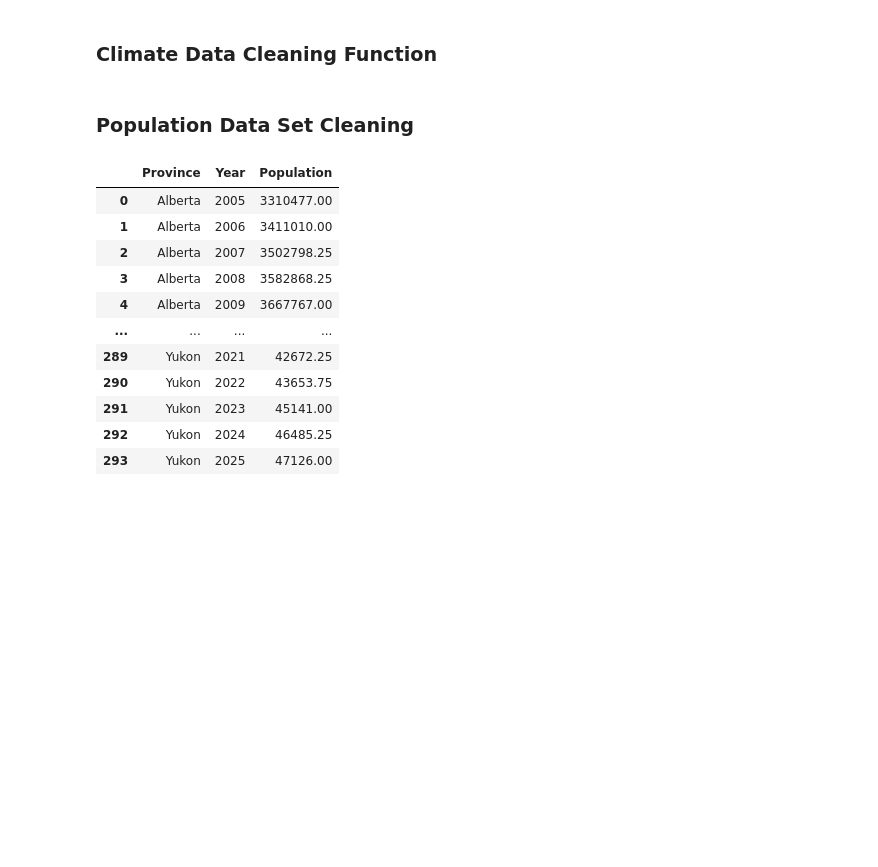
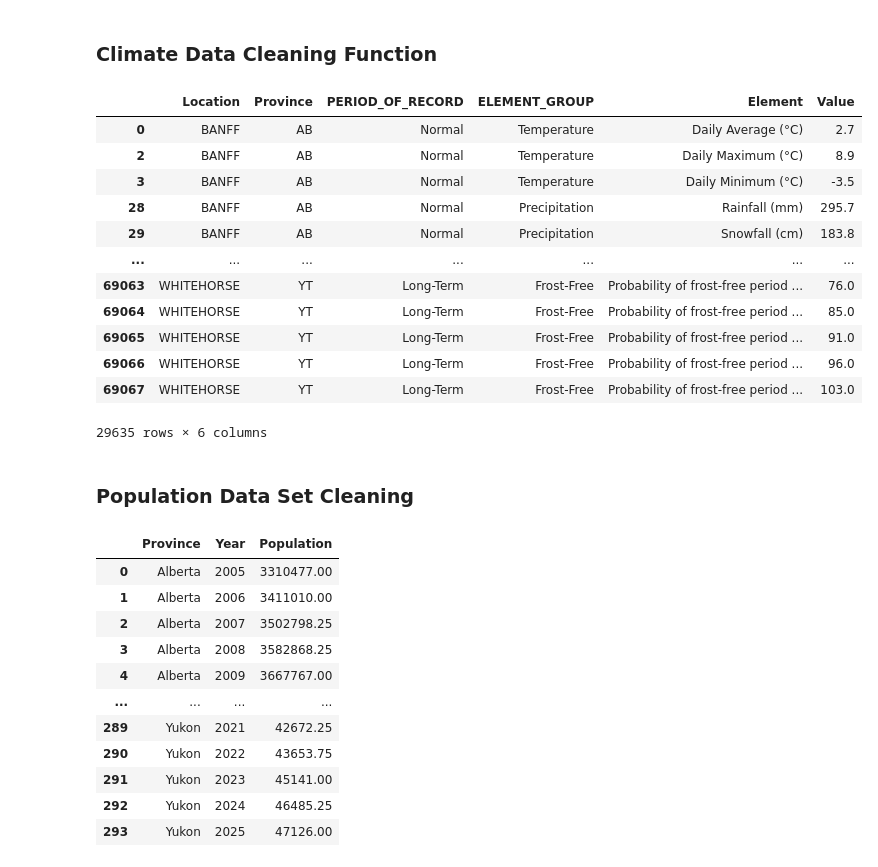
Before and after one commit to wross9959/Canada_Energy_Project, a Jupyter notebook: notebooks/energy_analysis.ipynb, the cells around one changed output. Saved outputs shown, nothing was run; the diff lists cells and outputs as text; code cells hidden in the pictures; blank space fills up the shorter version.

```diff
--- a/notebooks/energy_analysis.ipynb
+++ b/notebooks/energy_analysis.ipynb
@@ -231,26 +377,41 @@ prices_clean = pd.concat(all_province_price_data, ignore_index=True)
 # %%
 climate_df = pd.read_csv(Canadian_Climate_Normals_CANADA_Data_Path, sep=",")
 
 def clean_climate_data(df):
 
     df.columns = df.columns.str.strip()
     df_yearly = df.copy()
     df_yearly = df_yearly.rename(columns={
         "LOCATION_NAME": "Location",
         "PROVINCE_OR_TERRITORY": "Province",
         "NORMALS_ELEMENT": "Element",
         "Year": "Value"
     })
 
     df_yearly["Value"] = pd.to_numeric(df_yearly["Value"], errors="coerce")
     df_yearly = df_yearly.dropna(subset=["Value"])
 
     df_yearly = df_yearly[~df_yearly["Element"].str.contains("Date|StdDev|Extreme", na=False)]
 
     return df_yearly[["Location", "Province", "PERIOD_OF_RECORD", "ELEMENT_GROUP", "Element", "Value"]]
 
 
 climate_clean = clean_climate_data(climate_df)
+climate_clean
+# %% [output]
+|  | Location | Province | PERIOD_OF_RECORD | ELEMENT_GROUP | Element | Value |
+| 0 | BANFF | AB | Normal | Temperature | Daily Average (°C) | 2.7 |
+| 2 | BANFF | AB | Normal | Temperature | Daily Maximum (°C) | 8.9 |
+| 3 | BANFF | AB | Normal | Temperature | Daily Minimum (°C) | -3.5 |
+| 28 | BANFF | AB | Normal | Precipitation | Rainfall (mm) | 295.7 |
+| 29 | BANFF | AB | Normal | Precipitation | Snowfall (cm) | 183.8 |
+| ... | ... | ... | ... | ... | ... | ... |
+| 69063 | WHITEHORSE | YT | Long-Term | Frost-Free | Probability of frost-free period ... | 76.0 |
+| 69064 | WHITEHORSE | YT | Long-Term | Frost-Free | Probability of frost-free period ... | 85.0 |
+| 69065 | WHITEHORSE | YT | Long-Term | Frost-Free | Probability of frost-free period ... | 91.0 |
+| 69066 | WHITEHORSE | YT | Long-Term | Frost-Free | Probability of frost-free period ... | 96.0 |
+| 69067 | WHITEHORSE | YT | Long-Term | Frost-Free | Probability of frost-free period ... | 103.0 |
+29635 rows × 6 columns
 # %% [markdown]
 ### Population Data Set Cleaning
 # %%
```
Also changed, not shown: parts of 13 cells of this notebook, 2 other files.
